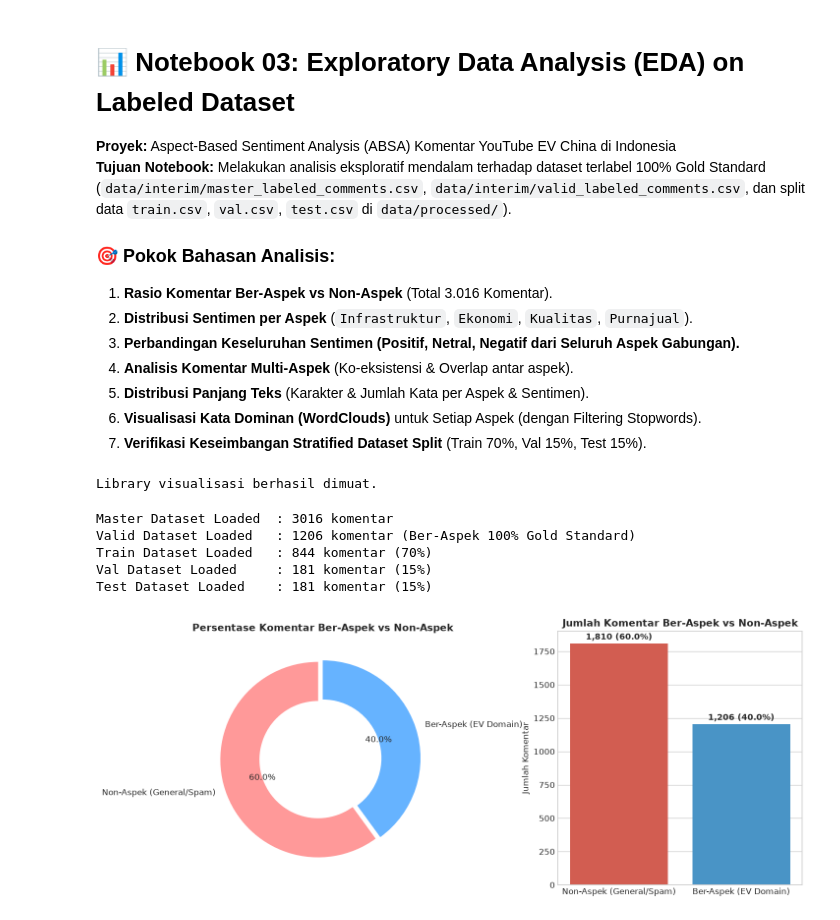
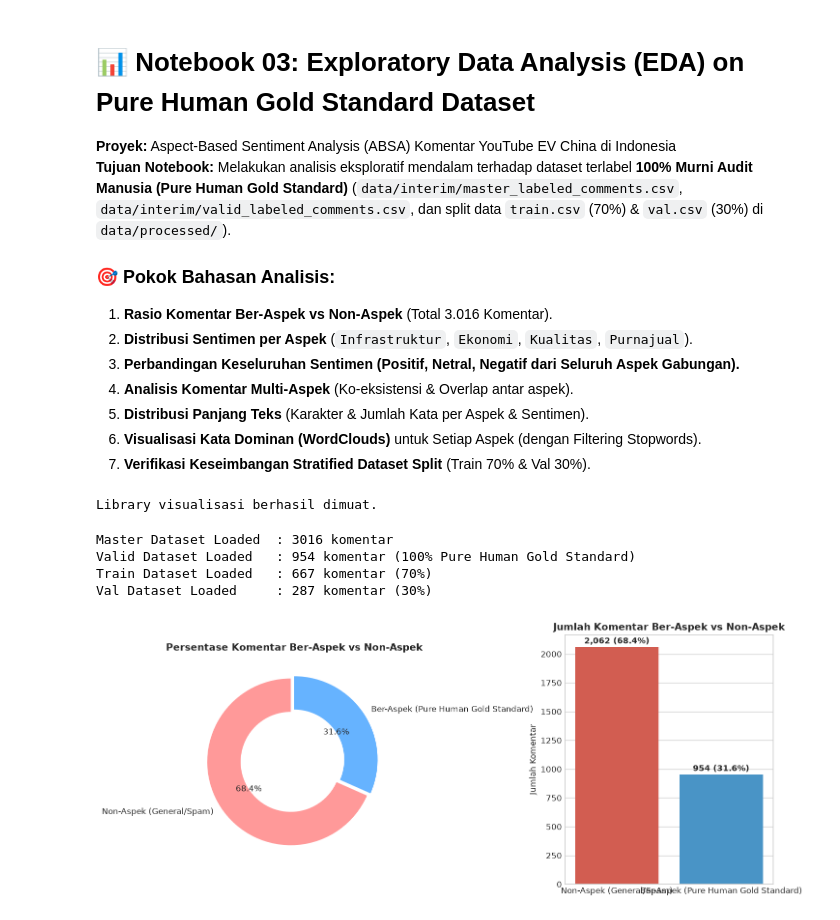
Before and after one commit to wicaksonohanif/aspect_based_SA_EV, a Jupyter notebook: notebooks/03_eda_labeled_dataset.ipynb, the cells around one changed output. Cells and saved outputs as stored; diff of their text form; code cells hidden in the pictures.

```diff
--- a/notebooks/03_eda_labeled_dataset.ipynb
+++ b/notebooks/03_eda_labeled_dataset.ipynb
@@ -1,9 +1,9 @@
 # %% [markdown]
-# 📊 Notebook 03: Exploratory Data Analysis (EDA) on Labeled Dataset
+# 📊 Notebook 03: Exploratory Data Analysis (EDA) on Pure Human Gold Standard Dataset
 
 **Proyek:** Aspect-Based Sentiment Analysis (ABSA) Komentar YouTube EV China di Indonesia
 **Tujuan Notebook:**
-Melakukan analisis eksploratif mendalam terhadap dataset terlabel 100% Gold Standard (`data/interim/master_labeled_comments.csv`, `data/interim/valid_labeled_comments.csv`, dan split data `train.csv`, `val.csv`, `test.csv` di `data/processed/`).
+Melakukan analisis eksploratif mendalam terhadap dataset terlabel **100% Murni Audit Manusia (Pure Human Gold Standard)** (`data/interim/master_labeled_comments.csv`, `data/interim/valid_labeled_comments.csv`, dan split data `train.csv` (70%) & `val.csv` (30%) di `data/processed/`).
 
 ### 🎯 Pokok Bahasan Analisis:
 1. **Rasio Komentar Ber-Aspek vs Non-Aspek** (Total 3.016 Komentar).
@@ -12,7 +12,7 @@ Melakukan analisis eksploratif mendalam terhadap dataset terlabel 100% Gold Stan
 4. **Analisis Komentar Multi-Aspek** (Ko-eksistensi & Overlap antar aspek).
 5. **Distribusi Panjang Teks** (Karakter & Jumlah Kata per Aspek & Sentimen).
 6. **Visualisasi Kata Dominan (WordClouds)** untuk Setiap Aspek (dengan Filtering Stopwords).
-7. **Verifikasi Keseimbangan Stratified Dataset Split** (Train 70%, Val 15%, Test 15%).
+7. **Verifikasi Keseimbangan Stratified Dataset Split** (Train 70% & Val 30%).
 # %%
 import os
 import pandas as pd
@@ -39,7 +39,6 @@ master_path = '../data/interim/master_labeled_comments.csv'
 valid_path = '../data/interim/valid_labeled_comments.csv'
 train_path = '../data/processed/train.csv'
 val_path = '../data/processed/val.csv'
-test_path = '../data/processed/test.csv'
 
 # Fallback ke path relatif lokal jika dijalankan dari root
 if not os.path.exists(master_path):
@@ -47,51 +46,47 @@ if not os.path.exists(master_path):
     valid_path = 'data/interim/valid_labeled_comments.csv'
     train_path = 'data/processed/train.csv'
     val_path = 'data/processed/val.csv'
-    test_path = 'data/processed/test.csv'
 
 df_master = pd.read_csv(master_path)
 df_valid = pd.read_csv(valid_path)
 df_train = pd.read_csv(train_path)
 df_val = pd.read_csv(val_path)
-df_test = pd.read_csv(test_path)
 
 print(f"Master Dataset Loaded  : {len(df_master)} komentar")
-print(f"Valid Dataset Loaded   : {len(df_valid)} komentar (Ber-Aspek 100% Gold Standard)")
+print(f"Valid Dataset Loaded   : {len(df_valid)} komentar (100% Pure Human Gold Standard)")
 print(f"Train Dataset Loaded   : {len(df_train)} komentar (70%)")
-print(f"Val Dataset Loaded     : {len(df_val)} komentar (15%)")
-print(f"Test Dataset Loaded    : {len(df_test)} komentar (15%)")
+print(f"Val Dataset Loaded     : {len(df_val)} komentar (30%)")
 # %% [output]
 Master Dataset Loaded  : 3016 komentar
-Valid Dataset Loaded   : 1206 komentar (Ber-Aspek 100% Gold Standard)
-Train Dataset Loaded   : 844 komentar (70%)
-Val Dataset Loaded     : 181 komentar (15%)
-Test Dataset Loaded    : 181 komentar (15%)
+Valid Dataset Loaded   : 954 komentar (100% Pure Human Gold Standard)
+Train Dataset Loaded   : 667 komentar (70%)
+Val Dataset Loaded     : 287 komentar (30%)
 # %%
 # 1. Rasio Komentar Ber-Aspek vs Non-Aspek
 aspect_cols = ['infra_sentiment', 'ekonomi_sentiment', 'kualitas_sentiment', 'purnajual_sentiment']
 df_master['is_aspect_bearing'] = df_master[aspect_cols].notnull().any(axis=1)
 
 counts = df_master['is_aspect_bearing'].value_counts()
-labels = ['Non-Aspek (General/Spam)', 'Ber-Aspek (EV Domain)']
+labels = ['Non-Aspek (General/Spam)', 'Ber-Aspek (Pure Human Gold Standard)']
 
 fig, axes = plt.subplots(1, 2, figsize=(12, 5))
 
 # Donut Chart
 colors = ['#ff9999','#66b3ff']
 axes[0].pie(counts, labels=labels, autopct='%1.1f%%', startangle=90, colors=colors, explode=(0.05, 0), wedgeprops=dict(width=0.4))
 axes[0].set_title('Persentase Komentar Ber-Aspek vs Non-Aspek', fontsize=12, fontweight='bold')
 
 # Bar Chart
 sns.barplot(x=labels, y=counts.values, palette=['#e74c3c', '#3498db'], ax=axes[1])
 axes[1].set_title('Jumlah Komentar Ber-Aspek vs Non-Aspek', fontsize=12, fontweight='bold')
 axes[1].set_ylabel('Jumlah Komentar')
 for i, v in enumerate(counts.values):
     axes[1].text(i, v + 30, f"{v:,} ({v/len(df_master)*100:.1f}%)", ha='center', fontweight='bold')
 
 plt.tight_layout()
 plt.show()
 # %% [output]
-[figure, old version]
+[figure, new version]
 # %%
 # 2. Distribusi Sentimen per Aspek
 aspect_names = {
```
Also changed, not shown: parts of 7 cells of this notebook, 10 other files.
